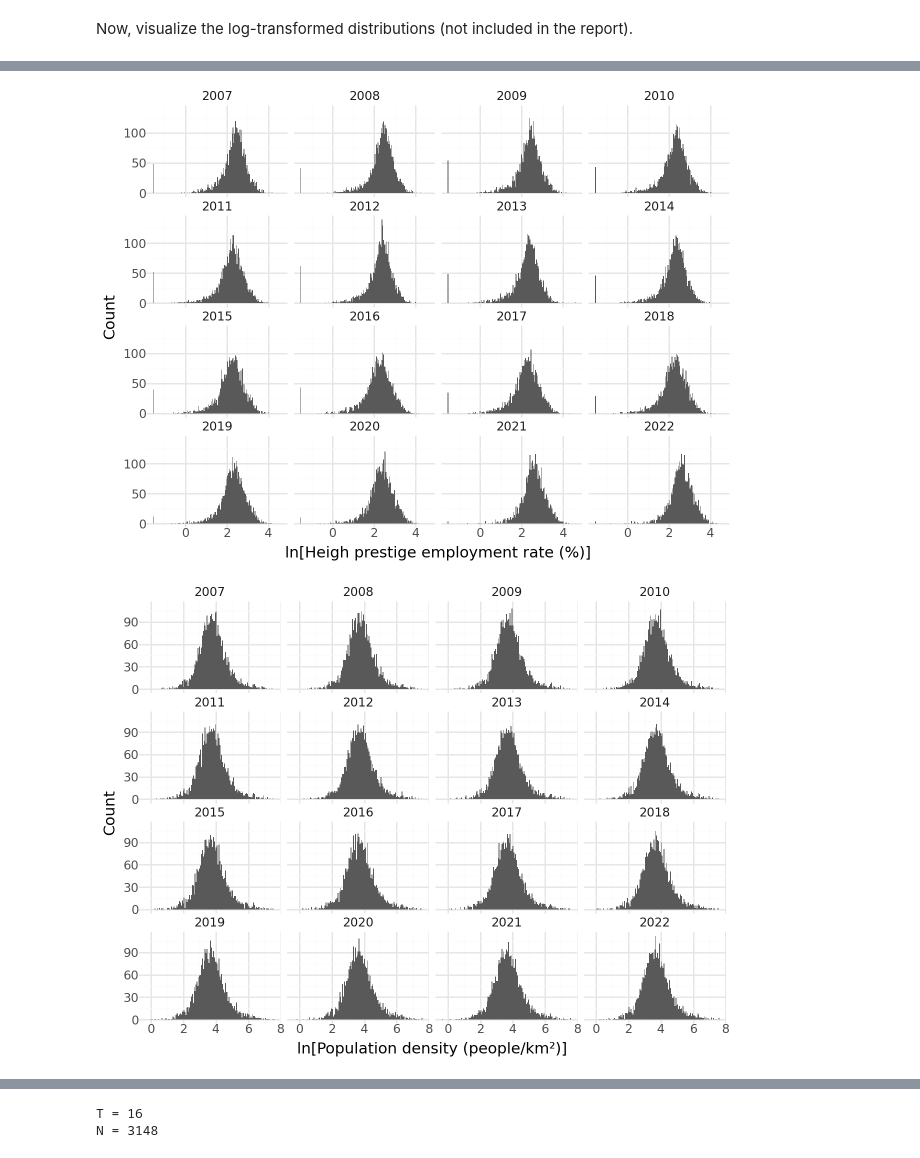
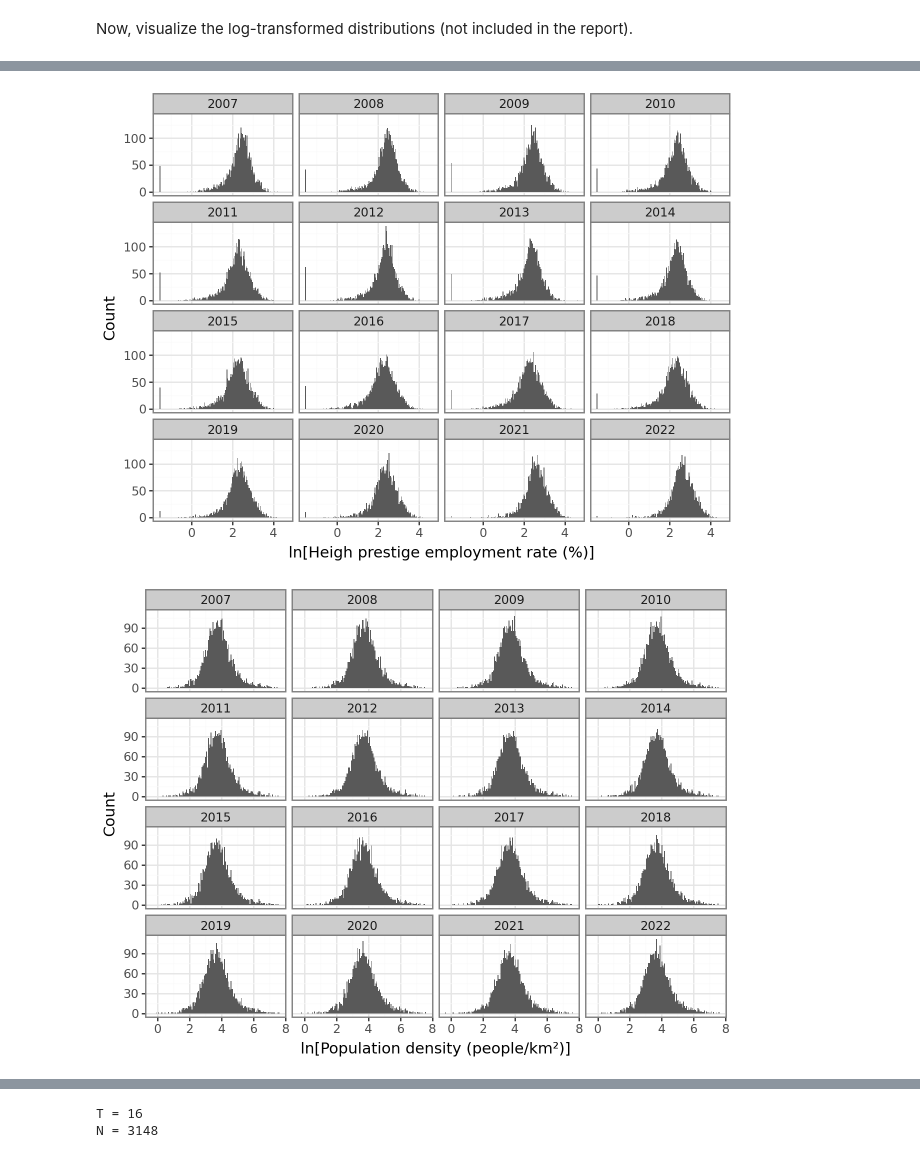
Before and after one commit to marton-nagy-marton/Data-Analysis-4, a Jupyter notebook: Term_project/MartonNagy_DA4_TermProject.ipynb, the cells around one changed output, grey strips where cells are left out. Cells and saved outputs as stored; diff of their text form; code cells hidden in the pictures.

```diff
--- a/Term_project/MartonNagy_DA4_TermProject.ipynb
+++ b/Term_project/MartonNagy_DA4_TermProject.ipynb
@@ -688,25 +688,25 @@ Now, visualize the log-transformed distributions (not included in the report).
     ggplot(df, aes('ln_heigh_prest_empl'))
     + geom_histogram()
     + facet_wrap('f_year')
-    + theme_minimal()
+    + theme_bw()
     #+ scale_y_continuous(breaks = [0, 25, 50])
     #+ scale_x_continuous(breaks = [0, 50, 100])
     + labs(x = 'ln[Heigh prestige employment rate (%)]', y = 'Count')
 )
 # %% [output]
-[figure, old version]
+[figure, new version]
 # %%
 (
     ggplot(df, aes('ln_pop_dense'))
     + geom_histogram()
     + facet_wrap('f_year')
-    + theme_minimal()
+    + theme_bw()
     #+ scale_y_continuous(breaks = [0, 25, 50])
     #+ scale_x_continuous(breaks = [0, 1000, 2000], labels = ['0', '1K', '2K'])
     + labs(x = 'ln[Population density (people/km²)]', y = 'Count')
 )
 # %% [output]
-[figure, old version]
+[figure, new version]
 # %%
 (
     ggplot(df, aes('ln_eu_funding_pc', 'ln_income_pc'))
```
Also changed, not shown: parts of 60 cells of this notebook.
